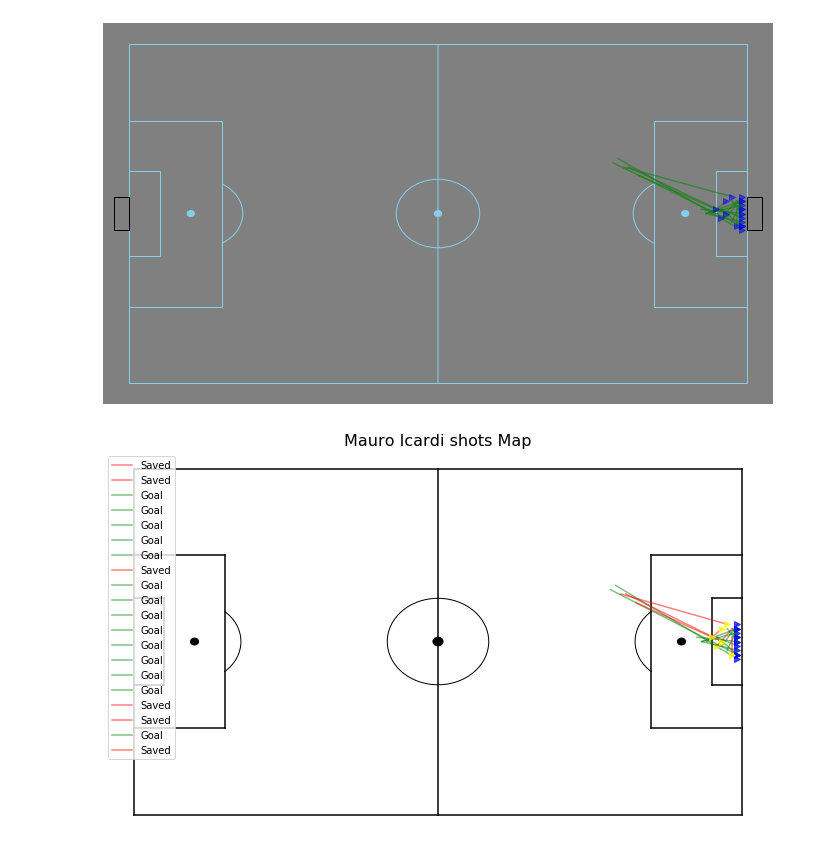
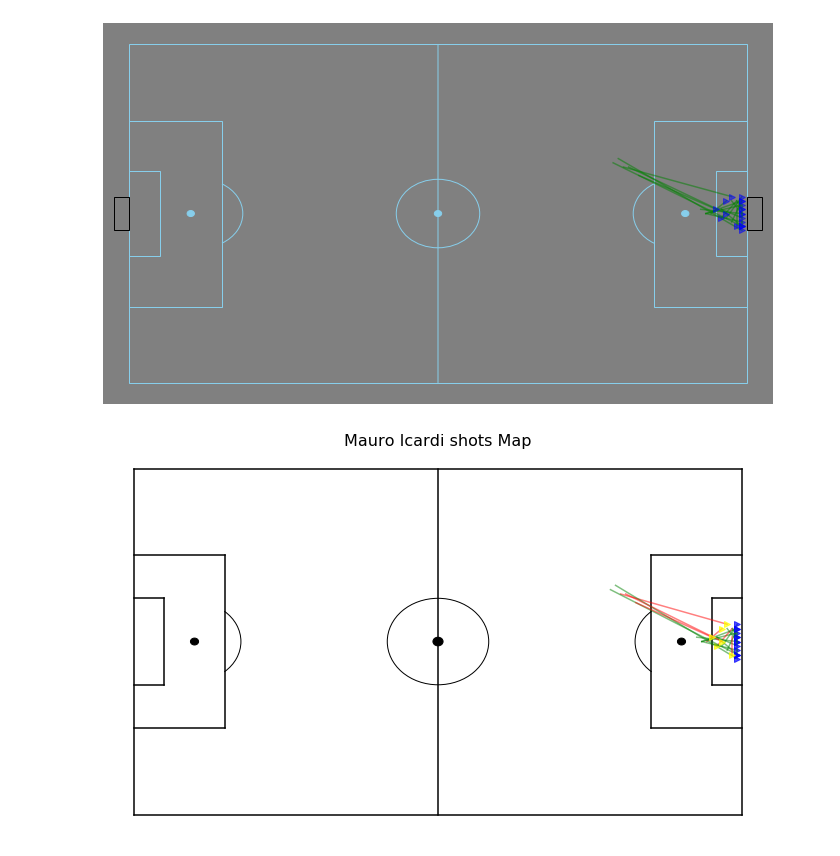
Before and after one commit to Alchemist98/Football-Analysis---Repo, a Jupyter notebook: Project - 11/icardi shot maps.ipynb, the cells around one changed output. Saved outputs shown, nothing was run; the diff lists cells and outputs as text; code cells hidden in the pictures.

```diff
--- a/Project - 11/icardi shot maps.ipynb
+++ b/Project - 11/icardi shot maps.ipynb
@@ -128,37 +128,37 @@ ax.add_patch(centreSpot)
 ax.add_patch(leftPenSpot)
 ax.add_patch(rightPenSpot)
 
 #Prepare Arcs
 leftArc = Arc((12,40),height=18.3,width=18.3,angle=0,theta1=310,theta2=50,color="black")
 rightArc = Arc((108,40),height=18.3,width=18.3,angle=0,theta1=130,theta2=230,color="black")
 
 #Draw Arcs
 ax.add_patch(leftArc)
 ax.add_patch(rightArc)
 
 #Tidy Axes
 plt.axis('off')
 
 for j in range(len(data)):
     if(data['Result'][j] == 'Goal'):
         plt.plot([int(data["XSTART"][j]),int(data["XEND"][j])],
-             [int(data["YSTART"][j]),int(data["YEND"][j])],color='green',alpha=0.5,label='Goal')
+             [int(data["YSTART"][j]),int(data["YEND"][j])],color='green',alpha=0.5)
 
     #plt.plot([int(data['XSTART'][j])],[int(data['YSTART'][j])],">",color="blue")
         plt.plot([int(data['XEND'][j])],[int(data['YEND'][j])],">",color="blue",alpha=0.7)
     elif(data['Result'][j] == 'Saved'):
         plt.plot([int(data["XSTART"][j]),int(data["XEND"][j])],
-             [int(data["YSTART"][j]),int(data["YEND"][j])],color='red',alpha=0.5,label='Saved')
+             [int(data["YSTART"][j]),int(data["YEND"][j])],color='red',alpha=0.5)
 
     #plt.plot([int(data['XSTART'][j])],[int(data['YSTART'][j])],">",color="blue")
         plt.plot([int(data['XEND'][j])],[int(data['YEND'][j])],">",color="yellow",alpha=0.7)
 
 #Display Pitch
 plt.title("Mauro Icardi shots Map",size=16)
-ax.legend(loc="upper left")
+#ax.legend(loc="upper left")
 plt.show()
 # %% [output]
-[figure, old version]
+[figure, new version]
 # %%
 fig = plt.figure()
 fig.set_size_inches(12, 7)
```
Also changed, not shown: parts of 1 cell of this notebook, 1 other file.
